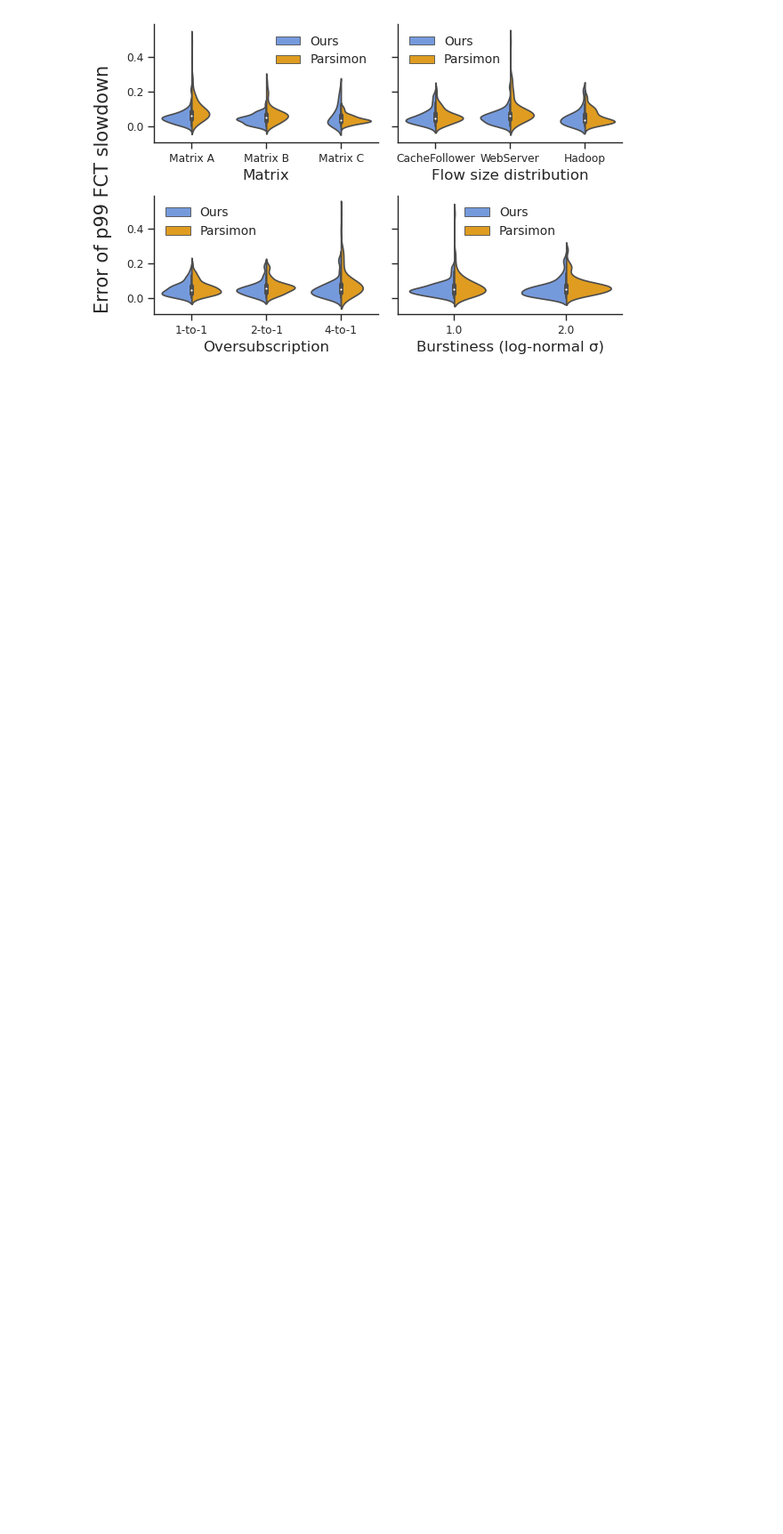
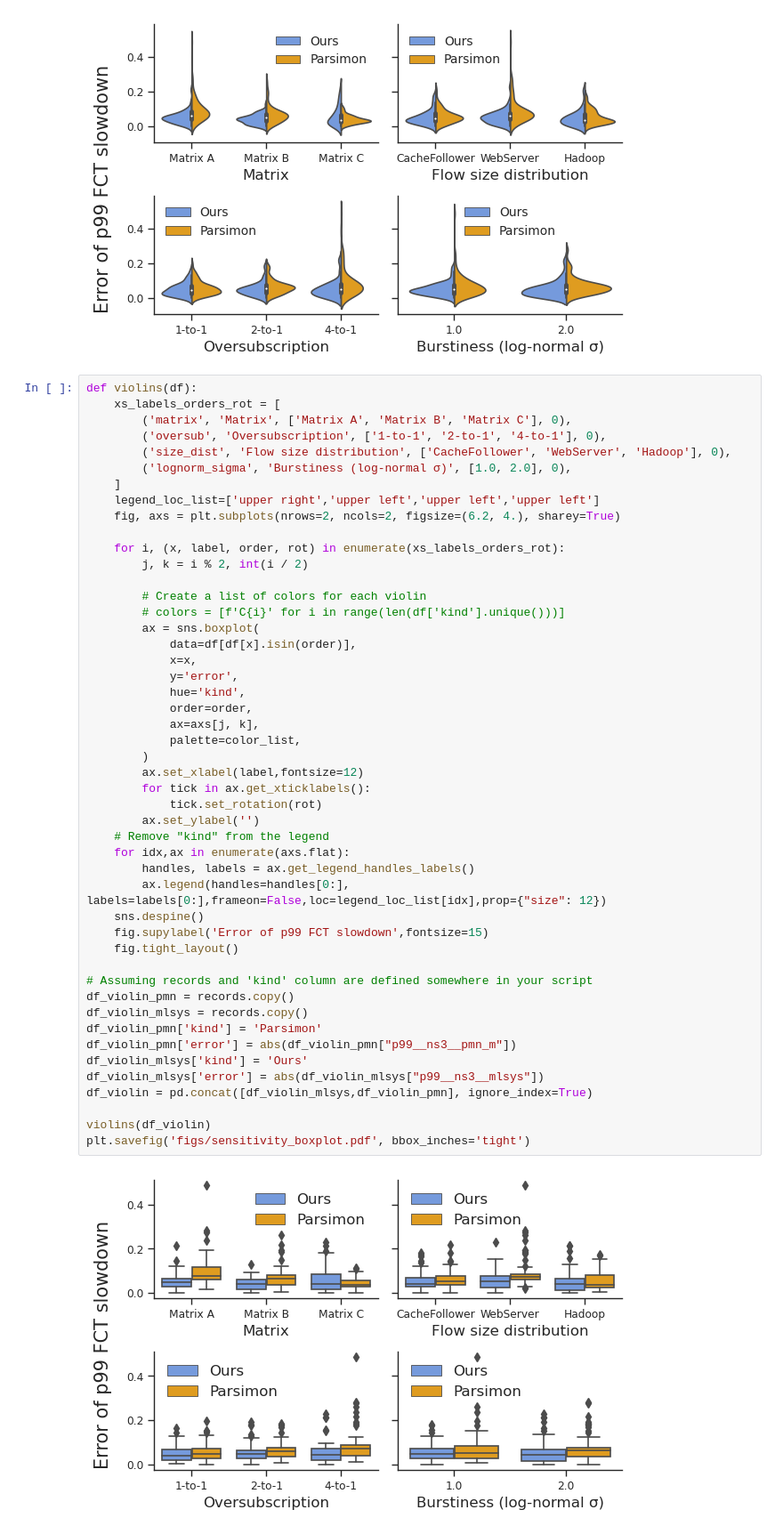
Before and after one commit to uw-polestar/parsimon-eval, a Jupyter notebook: expts/fig_8/analysis/main_sensitivity.ipynb, the cells around one changed output. Shown at 89% size. Cells and saved outputs as stored; diff of their text form; blank space fills up the shorter version.

```diff
--- a/expts/fig_8/analysis/main_sensitivity.ipynb
+++ b/expts/fig_8/analysis/main_sensitivity.ipynb
@@ -519,6 +521,56 @@ violins(df_violin)
 plt.savefig('figs/sensitivity_violin.pdf', bbox_inches='tight')
 # %% [output]
 [figure]
+# %%
+def violins(df):
+    xs_labels_orders_rot = [
+        ('matrix', 'Matrix', ['Matrix A', 'Matrix B', 'Matrix C'], 0),
+        ('oversub', 'Oversubscription', ['1-to-1', '2-to-1', '4-to-1'], 0),
+        ('size_dist', 'Flow size distribution', ['CacheFollower', 'WebServer', 'Hadoop'], 0),
+        ('lognorm_sigma', 'Burstiness (log-normal σ)', [1.0, 2.0], 0),
+    ]
+    legend_loc_list=['upper right','upper left','upper left','upper left']
+    fig, axs = plt.subplots(nrows=2, ncols=2, figsize=(6.2, 4.), sharey=True)
+
+    for i, (x, label, order, rot) in enumerate(xs_labels_orders_rot):
+        j, k = i % 2, int(i / 2)
+
+        # Create a list of colors for each violin
+        # colors = [f'C{i}' for i in range(len(df['kind'].unique()))]
+        ax = sns.boxplot(
+            data=df[df[x].isin(order)],
+            x=x,
+            y='error',
+            hue='kind',
+            order=order,
+            ax=axs[j, k],
+            palette=color_list,
+        )
+        ax.set_xlabel(label,fontsize=12)
+        for tick in ax.get_xticklabels():
+            tick.set_rotation(rot)
+        ax.set_ylabel('')
+    # Remove "kind" from the legend
+    for idx,ax in enumerate(axs.flat):
+        handles, labels = ax.get_legend_handles_labels()
+        ax.legend(handles=handles[0:], labels=labels[0:],frameon=False,loc=legend_loc_list[idx],prop={"size": 12})
+    sns.despine()
+    fig.supylabel('Error of p99 FCT slowdown',fontsize=15)
+    fig.tight_layout()
+
+# Assuming records and 'kind' column are defined somewhere in your script
+df_violin_pmn = records.copy()
+df_violin_mlsys = records.copy()
+df_violin_pmn['kind'] = 'Parsimon'
+df_violin_pmn['error'] = abs(df_violin_pmn["p99__ns3__pmn_m"])
+df_violin_mlsys['kind'] = 'Ours'
+df_violin_mlsys['error'] = abs(df_violin_mlsys["p99__ns3__mlsys"])
+df_violin = pd.concat([df_violin_mlsys,df_violin_pmn], ignore_index=True)
+
+violins(df_violin)
+plt.savefig('figs/sensitivity_boxplot.pdf', bbox_inches='tight')
+# %% [output]
+[figure, added]
 # %%
 mlsys_dir="mlsys-param_e267_p500_l100_t1"
 save_file=f'./gen_{mlsys_dir}_nosamp.npz'
```
Also changed, not shown: parts of 6 cells of this notebook, 48 other files.
